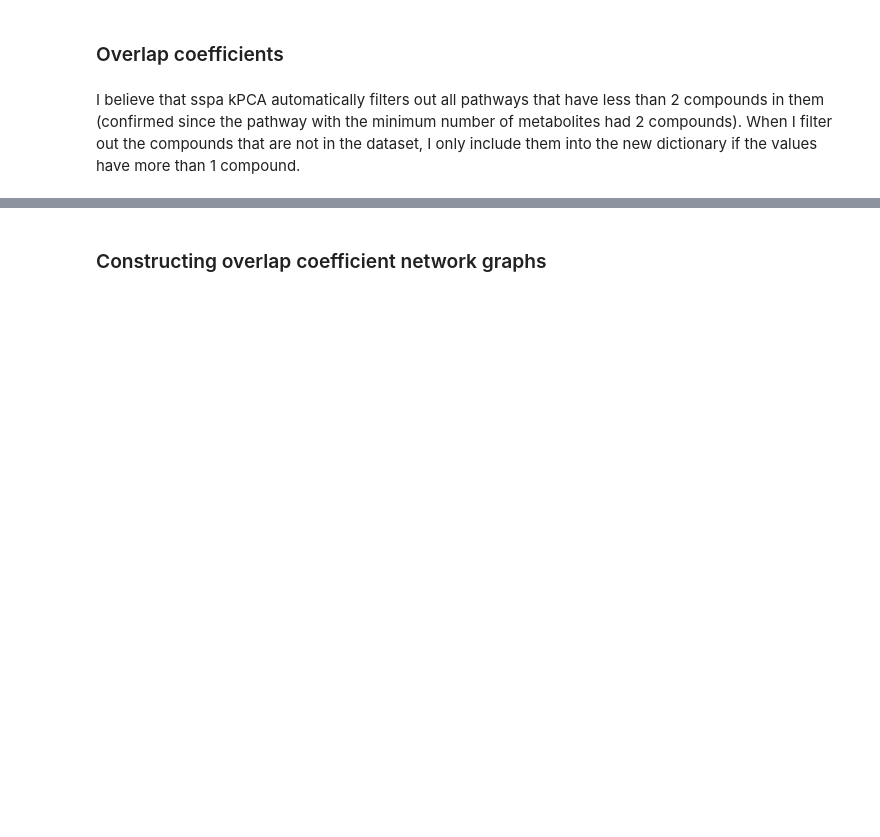
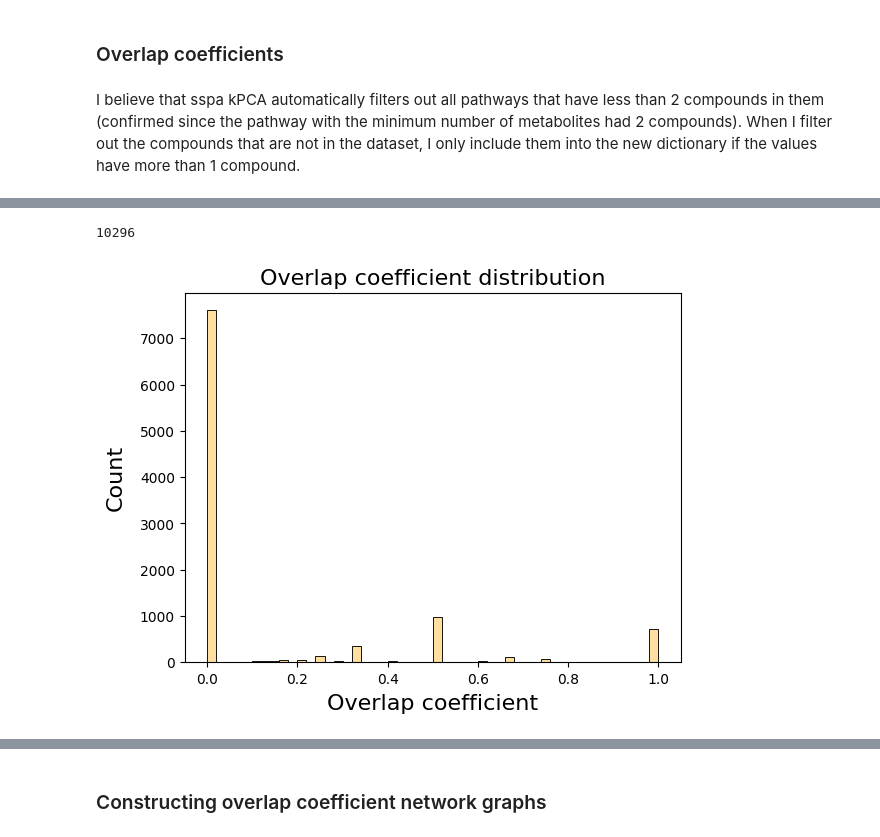
Before and after one commit to j-keung/multiomics-pathway-analysis, a Jupyter notebook: Metabolomic_data.ipynb, the cells around one changed output, grey strips where cells are left out. Cells and saved outputs as stored; diff of their text form; code cells hidden in the pictures; blank space fills up the shorter version.

```diff
--- a/Metabolomic_data.ipynb
+++ b/Metabolomic_data.ipynb
@@ -552,0 +651,15 @@ g.cax.tick_params(labelsize=12) #change font size of colourbar labels;
+# %%
+#Plotting the overlap coefficient
+
+oc_hist = duplicate_removal(oc_matrix)
+print(len(oc_hist))
+sns.histplot(oc_hist, bins = 50,color='#FFD580',edgecolor="k")
+
+plt.title('Overlap coefficient distribution',fontsize=16)
+plt.xlabel('Overlap coefficient',fontsize=16, labelpad=5)
+plt.ylabel('Count',fontsize=16, labelpad=10) ;
+
+#plt.savefig('Figures/metabolite_overlap_coef_distribution_non_dup.png' , dpi=200,bbox_inches = 'tight' , pad_inches = 0.2 , facecolor='w')
+# %% [output]
+10296
+[figure, added]
```
Also changed, not shown: parts of 23 cells of this notebook, 2 other files.
